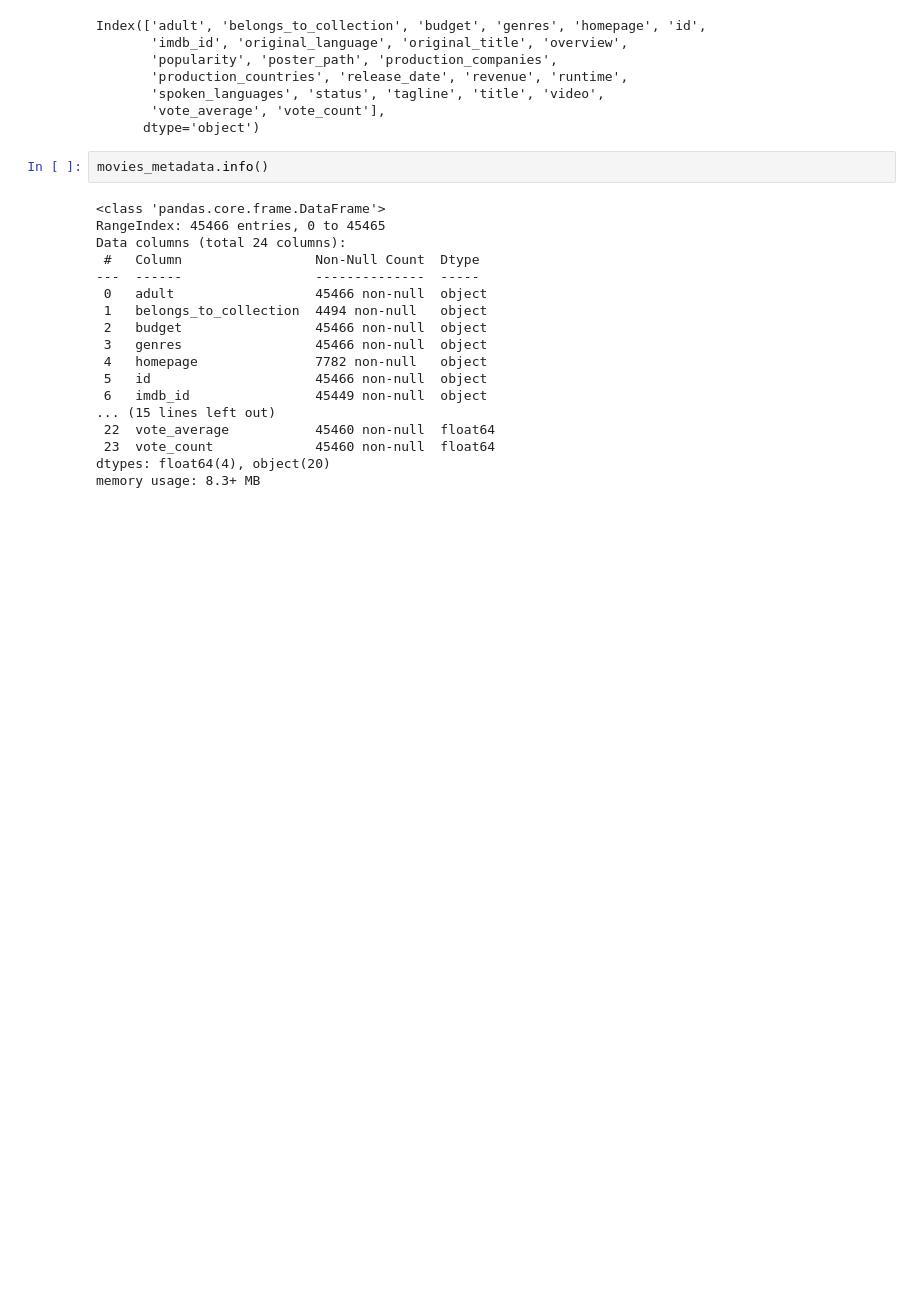
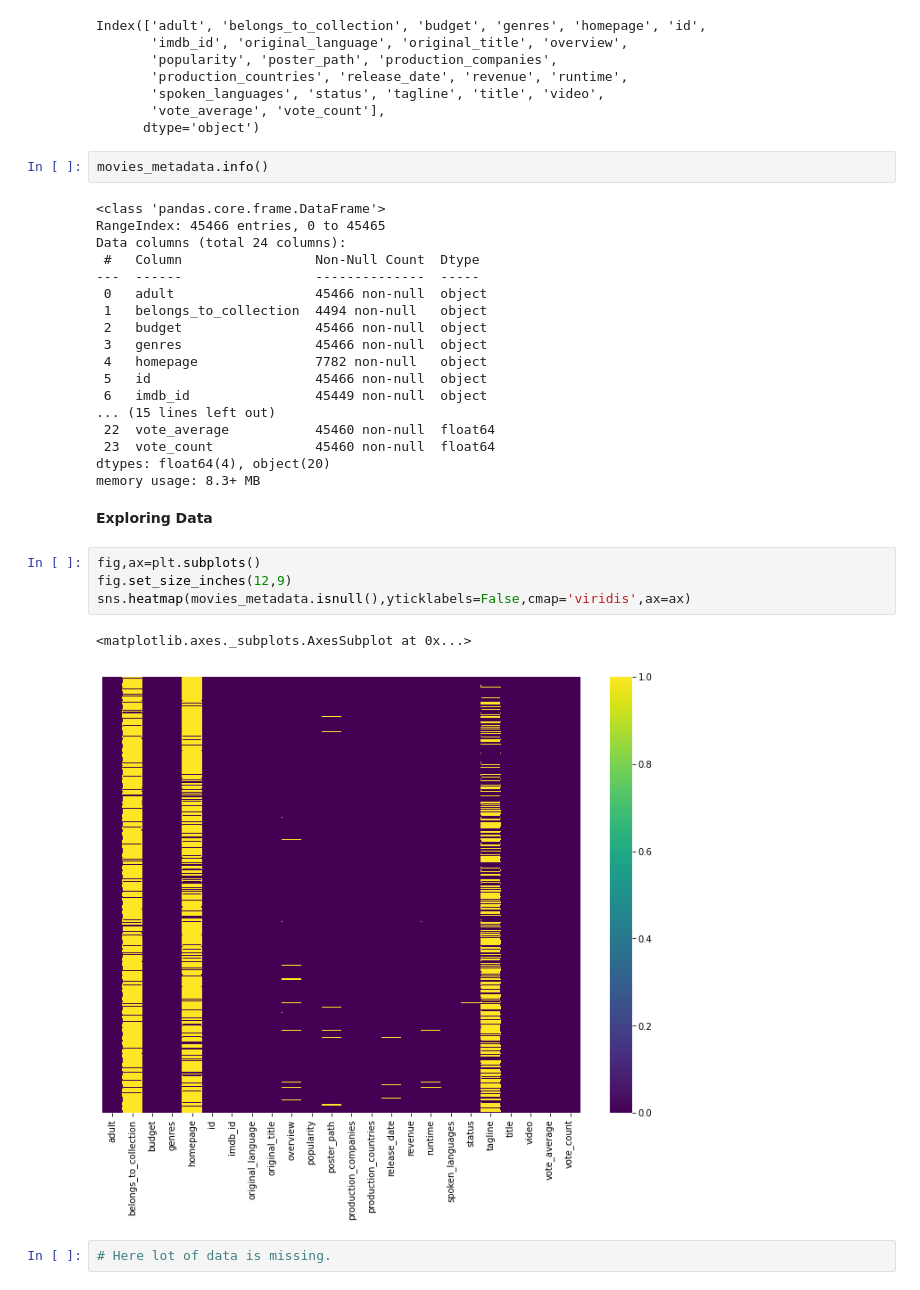
Before and after one commit to Gaurangkothiya/Movie-Recommender, a Jupyter notebook: Movie_Recommender.ipynb, the cells around one changed output. Cells and saved outputs as stored; diff of their text form; blank space fills up the shorter version.

Commit message:
Added Data visualization for movies_metadata.csv.

```diff
--- a/Movie_Recommender.ipynb
+++ b/Movie_Recommender.ipynb
@@ -115,3 +115,14 @@ Data columns (total 24 columns):
  23  vote_count             45460 non-null  float64
 dtypes: float64(4), object(20)
 memory usage: 8.3+ MB
+# %% [markdown]
+**Exploring Data**
+# %%
+fig,ax=plt.subplots()
+fig.set_size_inches(12,9)
+sns.heatmap(movies_metadata.isnull(),yticklabels=False,cmap='viridis',ax=ax)
+# %% [output]
+<matplotlib.axes._subplots.AxesSubplot at 0x...>
+[figure, added]
+# %%
+# Here lot of data is missing.
```
Also changed, not shown: parts of 3 cells of this notebook.
